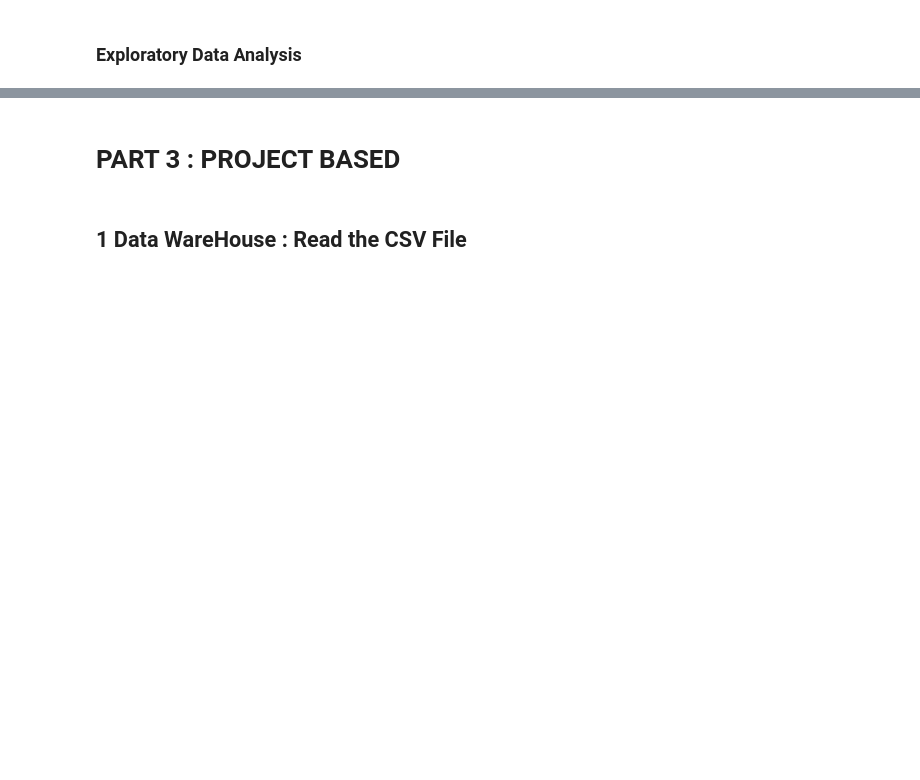
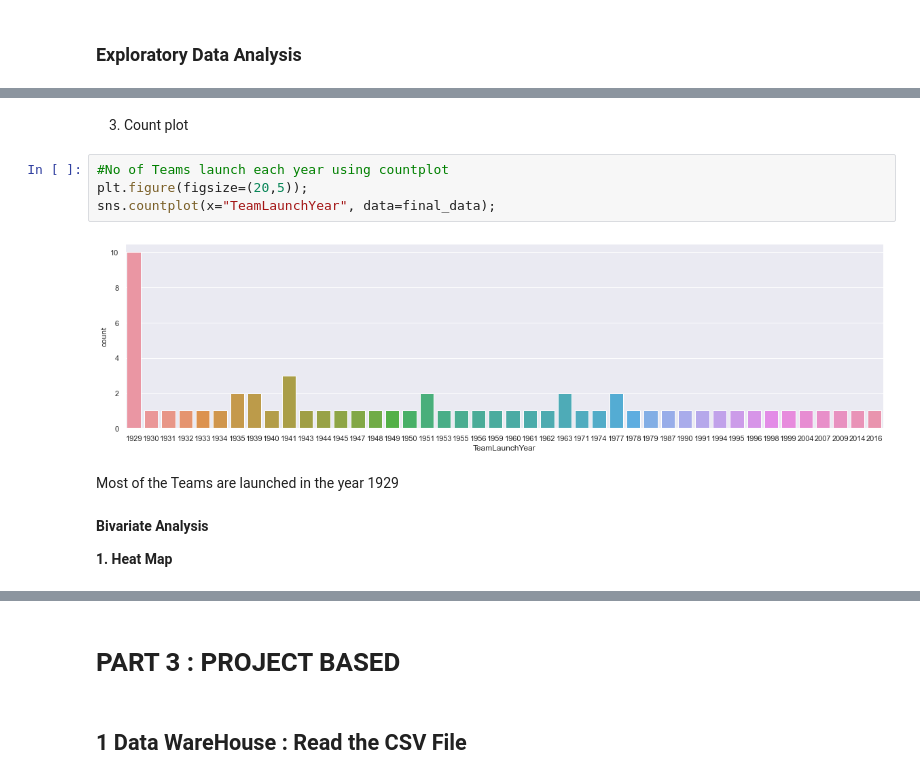
Before and after one commit to aishwarya-chamanoor/AIML_GreatLearning, a Jupyter notebook: Solution.ipynb, the cells around one changed output, grey strips where cells are left out. Drawn from its saved outputs; the diff is of its cells as text; blank space fills up the shorter version.

```diff
--- a/Solution.ipynb
+++ b/Solution.ipynb
@@ -346,0 +410,14 @@ sns.pairplot(tournament_data[game_plots]);
+# %% [markdown]
+3. Count plot
+# %%
+#No of Teams launch each year using countplot
+plt.figure(figsize=(20,5));
+sns.countplot(x="TeamLaunchYear", data=final_data);
+# %% [output]
+[figure, added]
+# %% [markdown]
+Most of the Teams are launched in the year 1929
+# %% [markdown]
+<b>Bivariate Analysis</b>
+
+<b>1. Heat Map</b>
```
Also changed, not shown: parts of 48 cells of this notebook.
